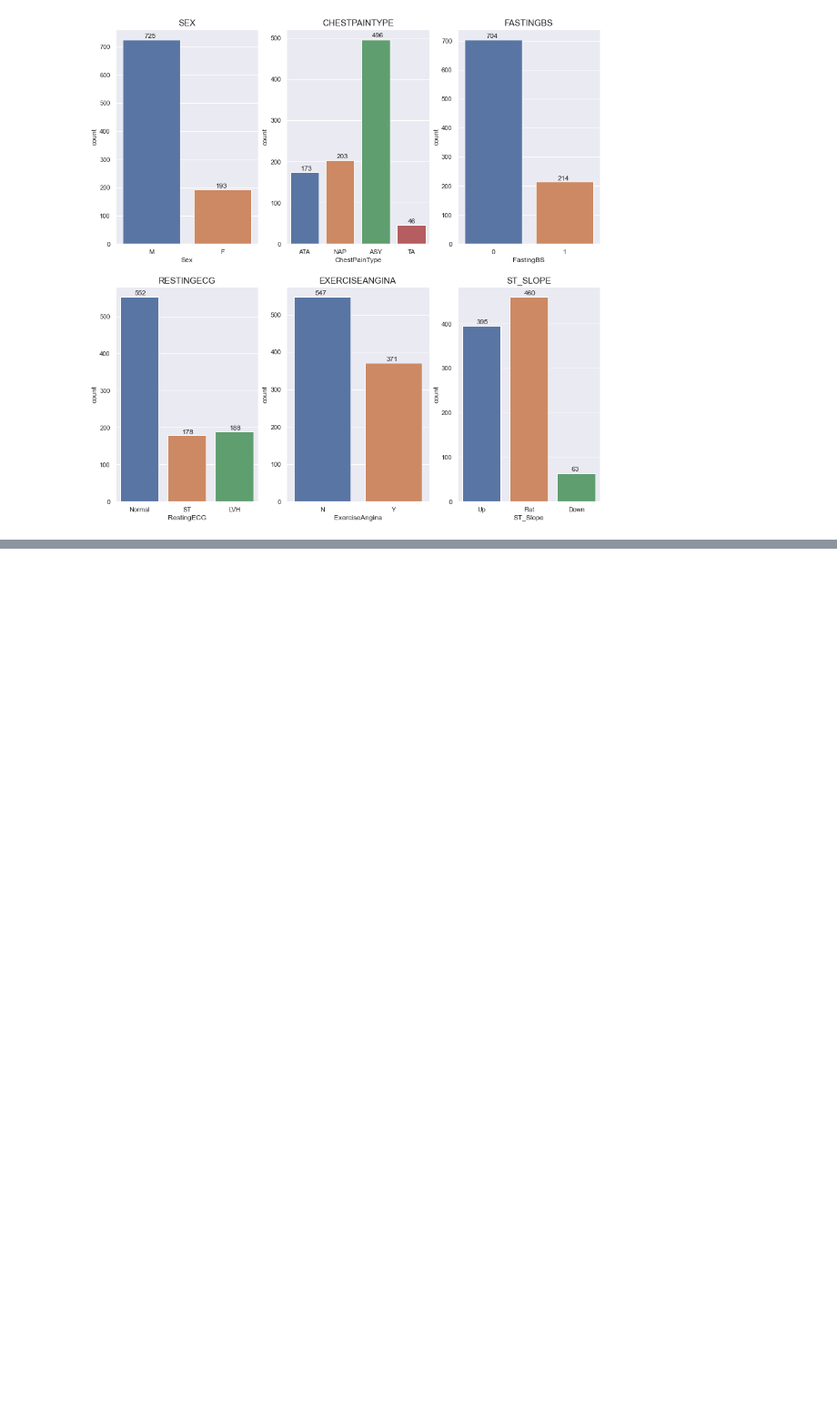
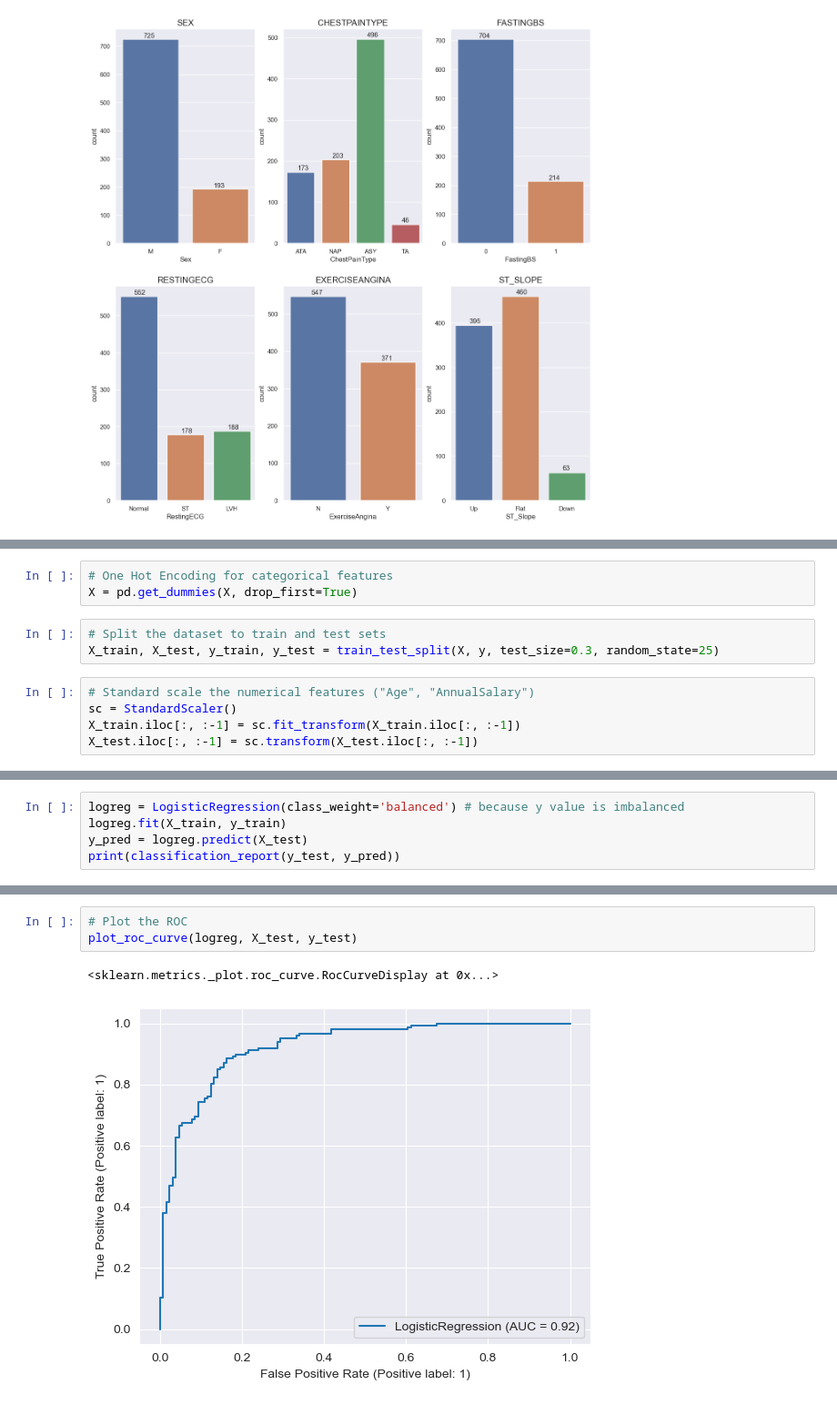
Before and after one commit to RichardVu3/heart-failure, a Jupyter notebook: heart_failure.ipynb, the cells around one changed output, grey strips where cells are left out. Shown at 91% size. Cells and saved outputs as stored; diff of their text form; blank space fills up the shorter version.

```diff
--- a/heart_failure.ipynb
+++ b/heart_failure.ipynb
@@ -166,0 +246,11 @@ visualize_pair_features(data)
+# %%
+# One Hot Encoding for categorical features
+X = pd.get_dummies(X, drop_first=True)
+# %%
+# Split the dataset to train and test sets
+X_train, X_test, y_train, y_test = train_test_split(X, y, test_size=0.3, random_state=25)
+# %%
+# Standard scale the numerical features ("Age", "AnnualSalary")
+sc = StandardScaler()
+X_train.iloc[:, :-1] = sc.fit_transform(X_train.iloc[:, :-1])
+X_test.iloc[:, :-1] = sc.transform(X_test.iloc[:, :-1])
@@ -166,0 +261,5 @@ visualize_pair_features(data)
+# %%
+logreg = LogisticRegression(class_weight='balanced') # because y value is imbalanced
+logreg.fit(X_train, y_train)
+y_pred = logreg.predict(X_test)
+print(classification_report(y_test, y_pred))
@@ -166,0 +282,6 @@ visualize_pair_features(data)
+# %%
+# Plot the ROC
+plot_roc_curve(logreg, X_test, y_test)
+# %% [output]
+<sklearn.metrics._plot.roc_curve.RocCurveDisplay at 0x...>
+[figure, added]
```
Also changed, not shown: parts of 37 cells of this notebook.
